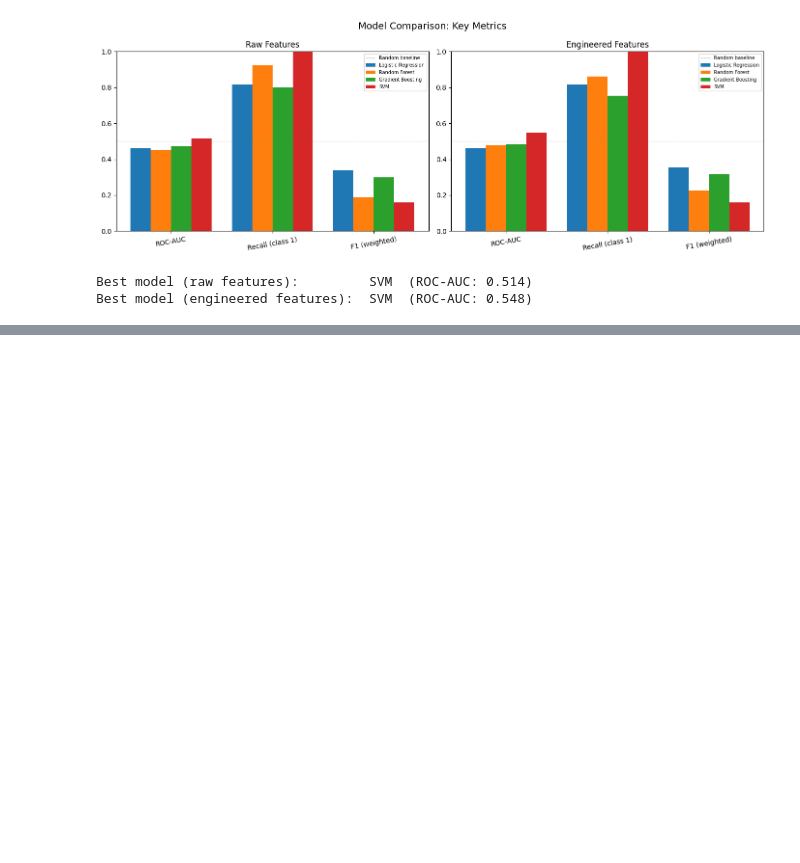
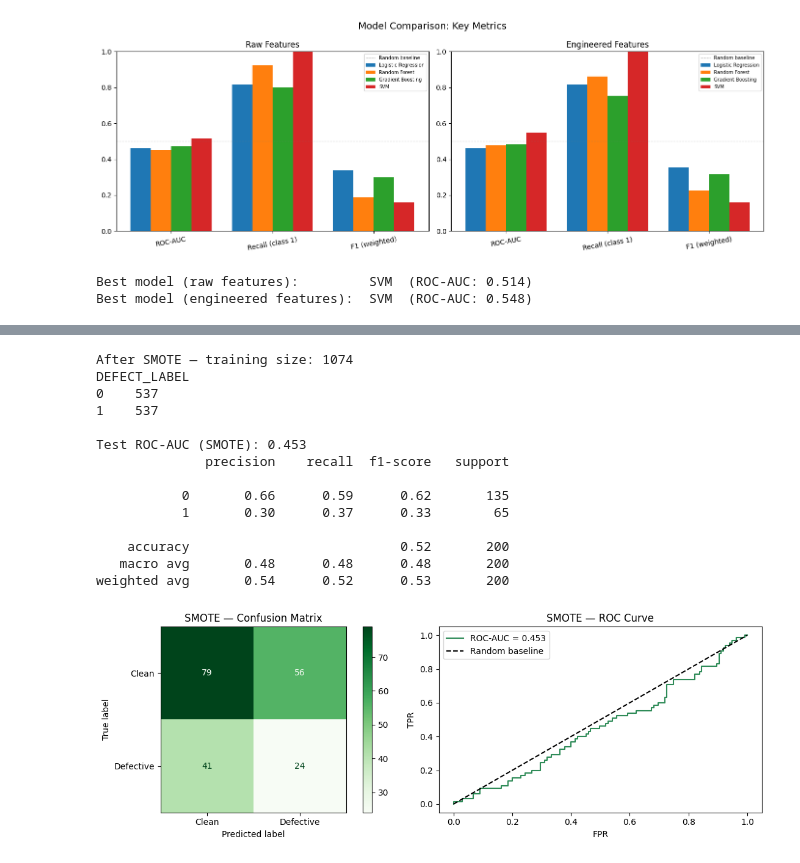
Before and after one commit to SamVanini/Software-defects-data-analysis, a Jupyter notebook: notebooks/data_workflow.ipynb, the cells around one changed output, grey strips where cells are left out. Drawn from its saved outputs; the diff is of its cells as text; code cells hidden in the pictures; blank space fills up the shorter version.

```diff
--- a/notebooks/data_workflow.ipynb
+++ b/notebooks/data_workflow.ipynb
@@ -1734,0 +1891,54 @@ Best model (engineered features):  SVM  (ROC-AUC: 0.548)
+# %%
+smote = SMOTE(k_neighbors=5, random_state=RANDOM_STATE)
+x_train_smote, y_train_smote = smote.fit_resample(x_bal_train, y_bal_train)
+
+print(f"After SMOTE — training size: {len(x_train_smote)}")
+print(pd.Series(y_train_smote).value_counts().to_string())
+
+rf_smote = RandomForestClassifier(
+    n_estimators=300, max_depth=10, min_samples_leaf=2,
+    random_state=RANDOM_STATE, n_jobs=-1
+)
+rf_smote.fit(x_train_smote, y_train_smote)
+
+y_pred_smote  = rf_smote.predict(x_bal_test)
+y_proba_smote = rf_smote.predict_proba(x_bal_test)[:, 1]
+roc_auc_smote = roc_auc_score(y_bal_test, y_proba_smote)
+fpr_smote, tpr_smote, _ = roc_curve(y_bal_test, y_proba_smote)
+
+print(f"\nTest ROC-AUC (SMOTE): {roc_auc_smote:.3f}")
+print(classification_report(y_bal_test, y_pred_smote, zero_division=1))
+
+fig, axes = plt.subplots(1, 2, figsize=(12, 4))
+ConfusionMatrixDisplay(
+    confusion_matrix(y_bal_test, y_pred_smote), display_labels=["Clean", "Defective"]
+).plot(cmap="Greens", ax=axes[0])
+axes[0].set_title("SMOTE — Confusion Matrix")
+axes[1].plot(fpr_smote, tpr_smote, color="seagreen", label=f"ROC-AUC = {roc_auc_smote:.3f}")
+axes[1].plot([0, 1], [0, 1], "k--", label="Random baseline")
+axes[1].set_xlabel("FPR"); axes[1].set_ylabel("TPR")
+axes[1].set_title("SMOTE — ROC Curve"); axes[1].legend()
+plt.tight_layout(); plt.show()
+
+results_resampling["SMOTE (RF)"] = {
+    "ROC-AUC":             roc_auc_smote,
+    "Precision (class 1)": precision_score(y_bal_test, y_pred_smote, zero_division=0),
+    "Recall (class 1)":    recall_score(y_bal_test, y_pred_smote, zero_division=0),
+    "F1 (weighted)":       f1_score(y_bal_test, y_pred_smote, average="weighted", zero_division=0),
+}
+# %% [output]
+After SMOTE — training size: 1074
+DEFECT_LABEL
+0    537
+1    537
+
+Test ROC-AUC (SMOTE): 0.453
+              precision    recall  f1-score   support
+
+           0       0.66      0.59      0.62       135
+           1       0.30      0.37      0.33        65
+
+    accuracy                           0.52       200
+   macro avg       0.48      0.48      0.48       200
+weighted avg       0.54      0.52      0.53       200
+[figure, added]
```
Also changed, not shown: parts of 15 cells of this notebook, 8 other files.
